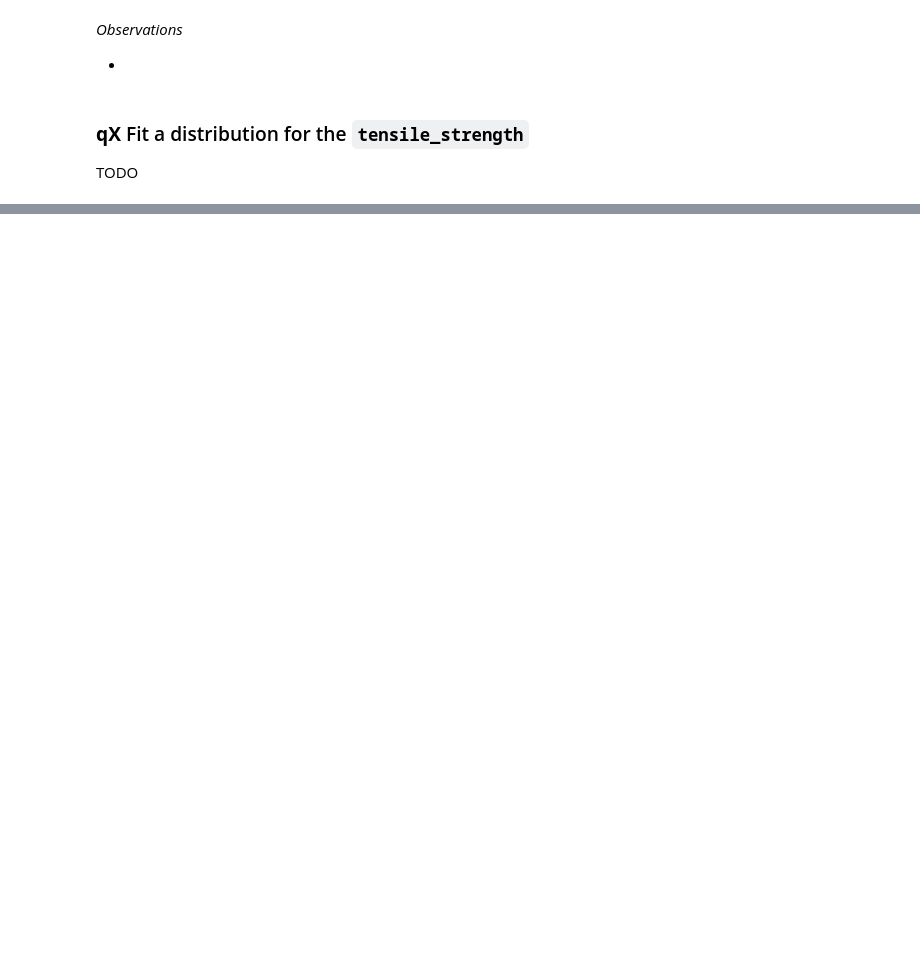
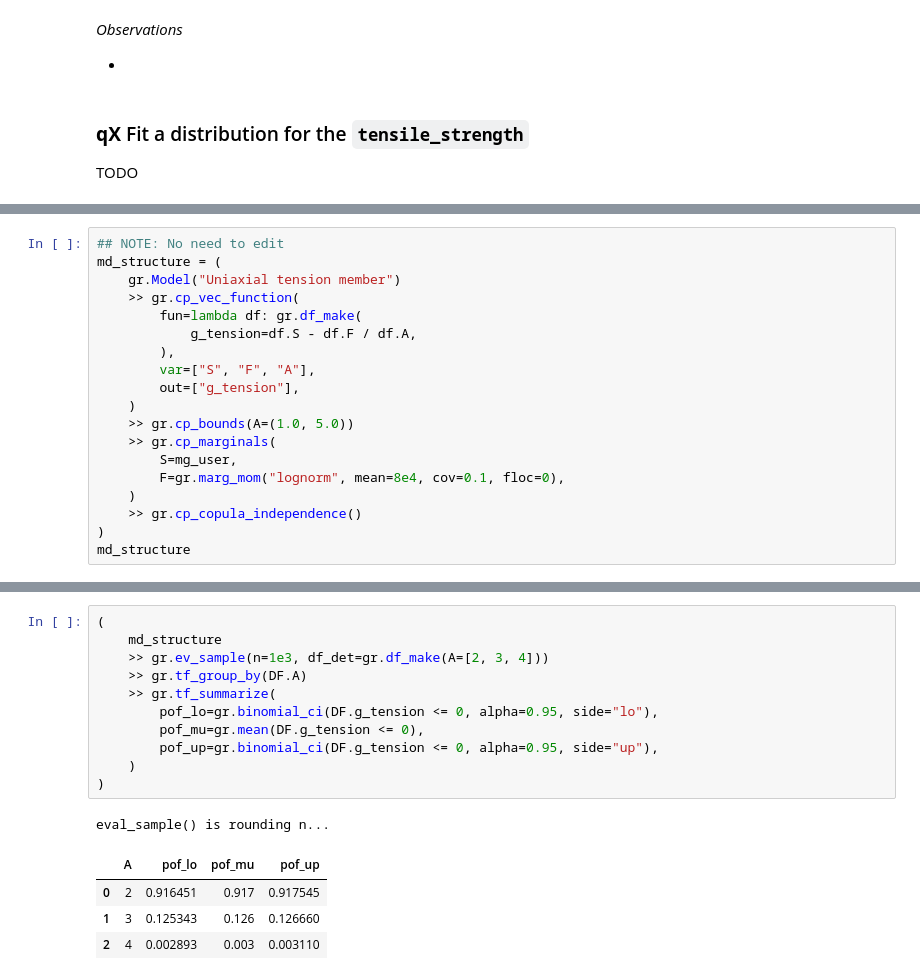
Before and after one commit to zdelrosario/evc-course, a Jupyter notebook: exercises/e-grama06-fit-univar-master.ipynb, the cells around one changed output, grey strips where cells are left out. Cells and saved outputs as stored; diff of their text form; blank space fills up the shorter version.

Commit message:
adjust headers; add outline; add final model example

```diff
--- a/exercises/e-grama06-fit-univar-master.ipynb
+++ b/exercises/e-grama06-fit-univar-master.ipynb
@@ -326,0 +346,19 @@ TODO
+# %%
+## NOTE: No need to edit
+md_structure = (
+    gr.Model("Uniaxial tension member")
+    >> gr.cp_vec_function(
+        fun=lambda df: gr.df_make(
+            g_tension=df.S - df.F / df.A,
+        ),
+        var=["S", "F", "A"],
+        out=["g_tension"],
+    )
+    >> gr.cp_bounds(A=(1.0, 5.0))
+    >> gr.cp_marginals(
+        S=mg_user,
+        F=gr.marg_mom("lognorm", mean=8e4, cov=0.1, floc=0),
+    )
+    >> gr.cp_copula_independence()
+)
+md_structure
@@ -326,0 +381,17 @@ TODO
+# %%
+(
+    md_structure
+    >> gr.ev_sample(n=1e3, df_det=gr.df_make(A=[2, 3, 4]))
+    >> gr.tf_group_by(DF.A)
+    >> gr.tf_summarize(
+        pof_lo=gr.binomial_ci(DF.g_tension <= 0, alpha=0.95, side="lo"),
+        pof_mu=gr.mean(DF.g_tension <= 0),
+        pof_up=gr.binomial_ci(DF.g_tension <= 0, alpha=0.95, side="up"),
+    )
+)
+# %% [output]
+eval_sample() is rounding n...
+|  | A | pof_lo | pof_mu | pof_up |
+| 0 | 2 | 0.916451 | 0.917 | 0.917545 |
+| 1 | 3 | 0.125343 | 0.126 | 0.126660 |
+| 2 | 4 | 0.002893 | 0.003 | 0.003110 |
```
Also changed, not shown: parts of 15 cells of this notebook.
